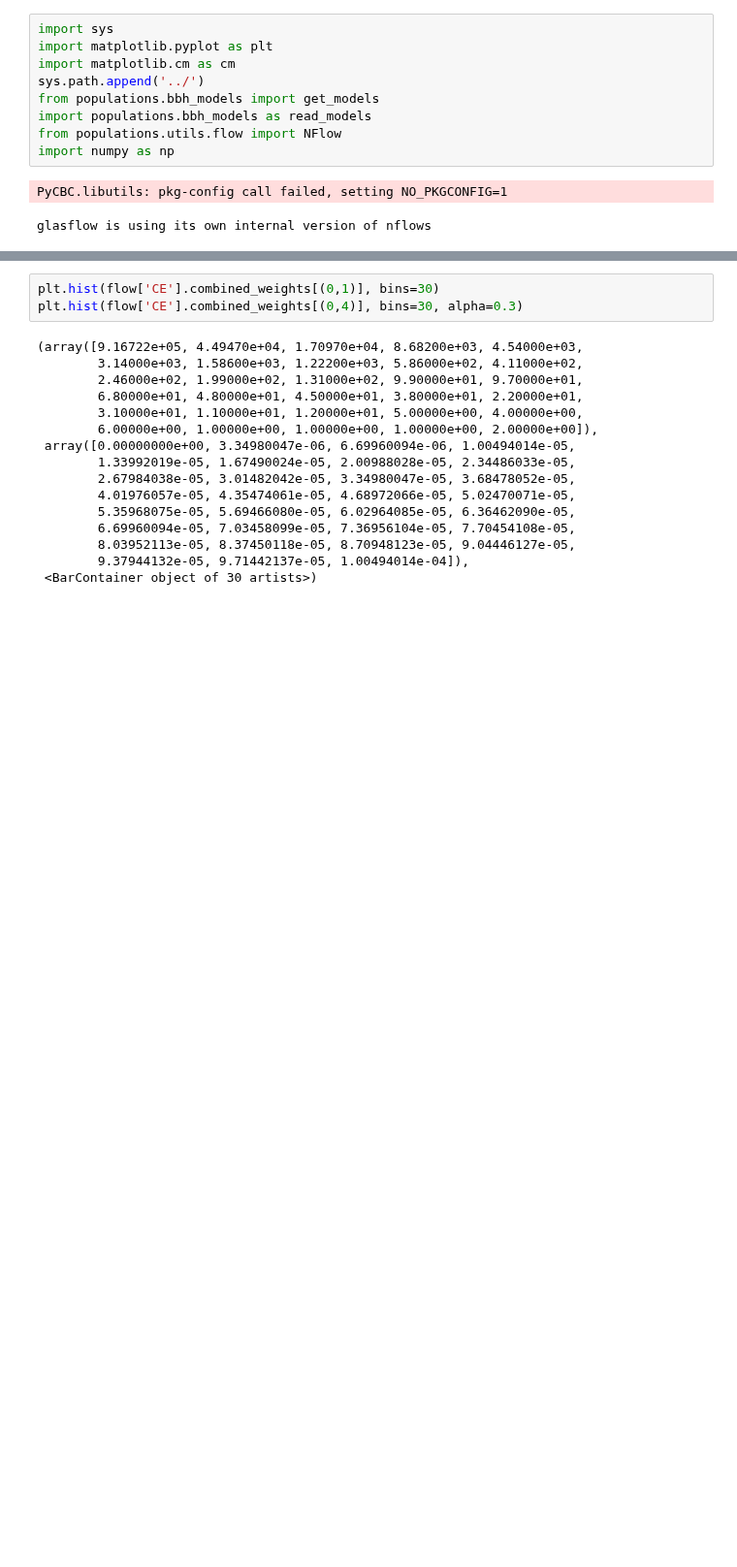
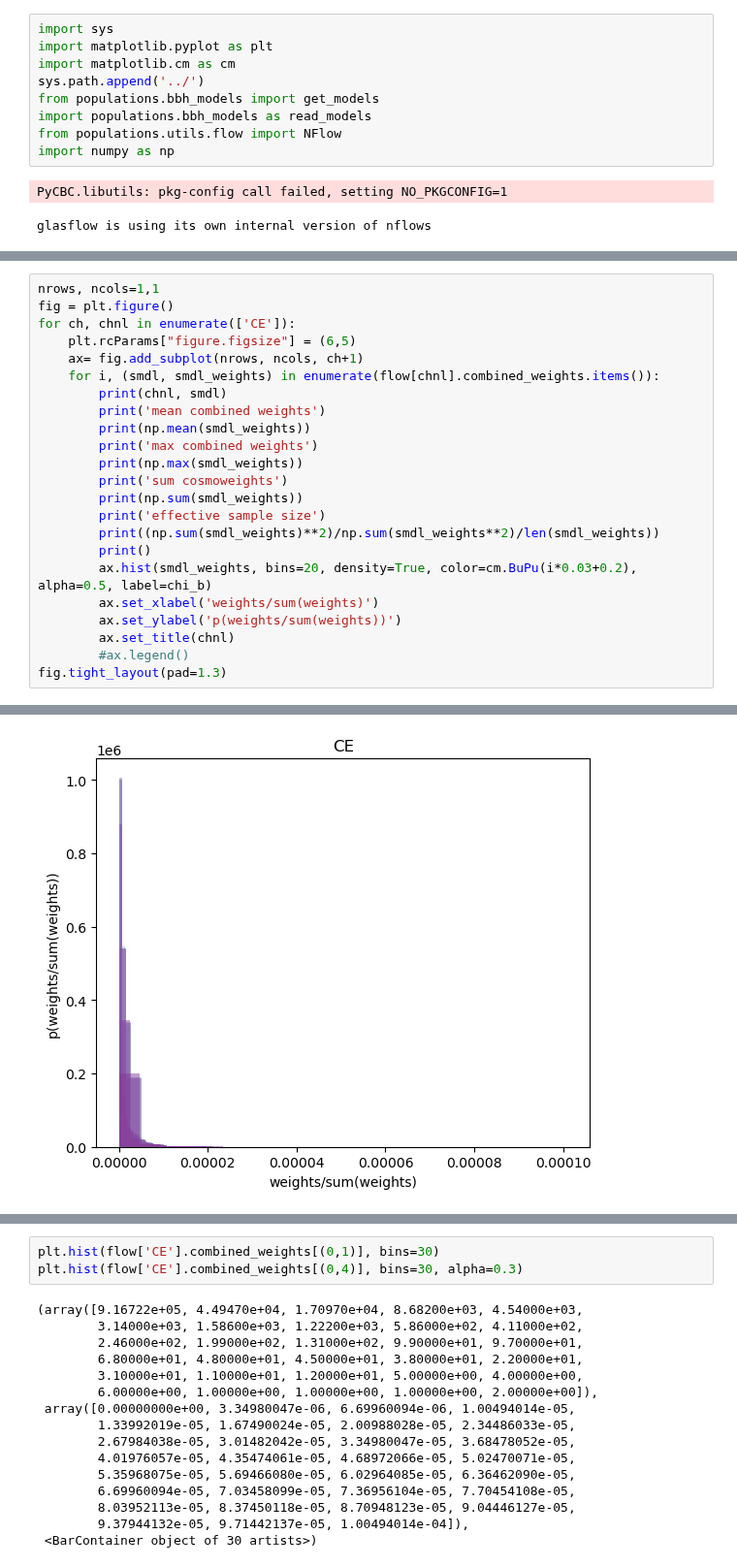
Before and after one commit to scolloms/AMAZE_model_selection, a Jupyter notebook: testing_notebooks/test_weights.ipynb, the cells around one changed output, grey strips where cells are left out. Shown at 97% size. Saved outputs shown, nothing was run; the diff lists cells and outputs as text; blank space fills up the shorter version.

```diff
--- a/testing_notebooks/test_weights.ipynb
+++ b/testing_notebooks/test_weights.ipynb
@@ -18,0 +62,24 @@ model_names, flow = read_models.get_models(file_path, channels, params, use_flow
+# %%
+nrows, ncols=1,1
+fig = plt.figure()
+for ch, chnl in enumerate(['CE']):
+    plt.rcParams["figure.figsize"] = (6,5)
+    ax= fig.add_subplot(nrows, ncols, ch+1)
+    for i, (smdl, smdl_weights) in enumerate(flow[chnl].combined_weights.items()):
+        print(chnl, smdl)
+        print('mean combined weights')
+        print(np.mean(smdl_weights))
+        print('max combined weights')
+        print(np.max(smdl_weights))
+        print('sum cosmoweights')
+        print(np.sum(smdl_weights))
+        print('effective sample size')
+        print((np.sum(smdl_weights)**2)/np.sum(smdl_weights**2)/len(smdl_weights))
+        print()
+        ax.hist(smdl_weights, bins=20, density=True, color=cm.BuPu(i*0.03+0.2), alpha=0.5, label=chi_b)
+        ax.set_xlabel('weights/sum(weights)')
+        ax.set_ylabel('p(weights/sum(weights))')
+        ax.set_title(chnl)
+        #ax.legend()
+fig.tight_layout(pad=1.3)
+# %% [output]
@@ -19,3 +103,4 @@ model_names, flow = read_models.get_models(file_path, channels, params, use_flow
+[figure, added]
 # %%
 for chnl in channels:
     plt.rcParams["figure.figsize"] = (6,5)
```
Also changed, not shown: parts of 5 cells of this notebook.
